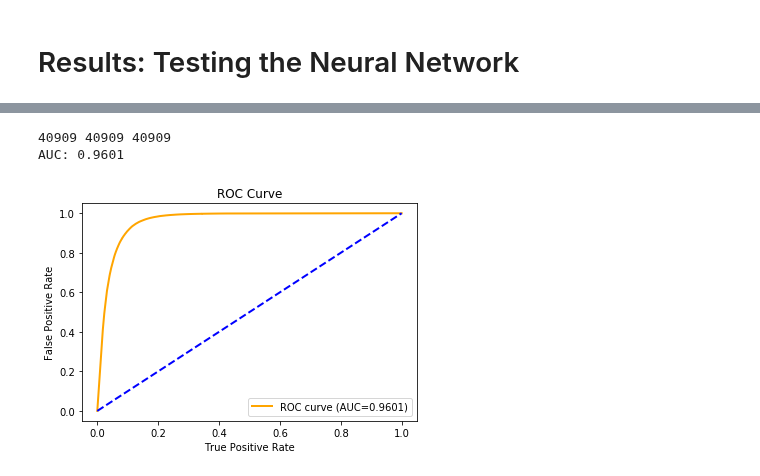
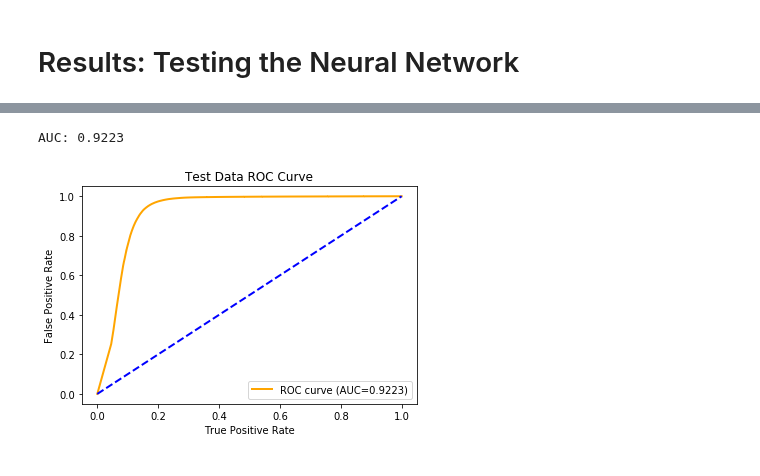
Before and after one commit to genny07/Top-Tagging-Neural-Networks, a Jupyter notebook: pytorch_DNN_5.ipynb, the cells around one changed output, grey strips where cells are left out. Cells and saved outputs as stored; diff of their text form; code cells hidden in the pictures.

```diff
--- a/pytorch_DNN_5.ipynb
+++ b/pytorch_DNN_5.ipynb
@@ -121,9 +139,10 @@ model = Net()
 # %% [markdown]
 ## Construct Loss and Optimizer
 # %%
-num_epochs = 3
-batch_len = 5000
-learning_rate = 0.001
+num_epochs = 8
+#batch_len = 96
+batch_len = 1000
+learning_rate = 0.0001
 # %%
 ######################
 #Loss and optimization
@@ -136,5 +157,5 @@ optimizer = torch.optim.Adam(model.parameters(), lr=learning_rate) #ADAM optimiz
 #Make Dataloaders
 ######################
 training_loader = DataLoader(dataset=training_dataset, batch_size=batch_len, shuffle=True, num_workers=2)
-validation_loader = DataLoader(dataset=validation_dataset, batch_size=batch_len, shuffle=False, num_workers=2)
+validation_loader = DataLoader(dataset=validation_dataset, batch_size=batch_len, shuffle=True, num_workers=2)
 # %%
@@ -179,7 +216,6 @@ training_loss_list=[]
 validation_loss_list=[]
 training_acc_list=[]
 validation_acc_list = []
-
 
 for epoch in range(num_epochs):
 #Training cycle (forward, backward, update)
@@ -194,7 +230,7 @@ for epoch in range(num_epochs):
     for i, data in enumerate(training_loader, 0):
 
         ### 1. get the inputs ###
-        inputs,labels=data
+        inputs,labels,_=data
 
         ### 2. wrap them in Variable ###
         inputs, labels = Variable(inputs), Variable(labels)
@@ -207,13 +243,14 @@ for epoch in range(num_epochs):
 
         #print(labels.size())
         #print(outputs.size())
-
         #outputs = outputs[:,0]
         #print(labels.size())
         #print(outputs.size())
 
         #Compute loss
         loss=criterion(outputs,labels)
+        #loss=criterion(outputs.float(),labels.float())
+        #loss=criterion(outputs.long(),labels.long())
 
         #Zero gradients, perform a backward pass, and update the weights
         optimizer.zero_grad()
@@ -245,14 +282,19 @@ for epoch in range(num_epochs):
     val_corrects=0
     final_output = []
     final_preds = []
+    final_weights = []
+    final_labels = []
 
     with torch.no_grad():
         for data in validation_loader:
-            inputs,labels=data
+            inputs,labels,weights=data
             inputs,labels = Variable(inputs), Variable(labels)
             outputs = model(inputs)
+            weight_list=weights.numpy()
             #sum up batch loss
             loss = criterion(outputs,labels)
+            #loss = criterion(outputs.float(),labels.float())
+            #loss=criterion(outputs.long(),labels.long())
             #get the index of the max log-probability
             preds=torch.max(outputs.data,1)[1]
             val_loss += loss.item()*inputs.size(0)
@@ -262,6 +304,9 @@ for epoch in range(num_epochs):
 
             final_preds.extend(preds.data.numpy())
             final_output.extend(outputs[:,1].data.numpy())
+            #final_output.extend(outputs.data.numpy())
+            final_weights.extend(weight_list)
+            final_labels.extend(labels.data.numpy())
 
         epoch_loss = val_loss / val_len
         epoch_acc = val_corrects.double() / val_len
@@ -583,7 +668,7 @@ class TestDataset(Dataset):
 testing_dataset = TestDataset()
 test_len = testing_dataset.len
 
-t_batch_size = 1000
+t_batch_size = batch_len
 #make dataloader
 testing_loader = DataLoader(dataset=testing_dataset, batch_size=t_batch_size, shuffle=False, num_workers=2)
 # %%
@@ -631,34 +716,34 @@ Accuracy:0.9096
 --- 0 min and 3 sec ---
 # %%
-##########
-#ROC curve
-##########
+###################
+#Standard ROC curve
+###################
+
 predicted = np.array(final_test_outputs)
 truth = testing_dataset.y_data.numpy()
+preds = np.array(final_test_preds)
 
-
-fpr, tpr, thresholds = sklm.roc_curve(truth,predicted,pos_label=1)
+#fpr, tpr, thresholds = sklm.roc_curve(truth,predicted,pos_label=1)
+fpr, tpr, thresholds = sklm.roc_curve(truth,predicted)#,pos_label=1)
 auc = sklm.roc_auc_score(truth,predicted)
-print(len(fpr),len(tpr),len(thresholds))
 
 print('AUC: {:.4f}'.format(auc))
 
 #ROC curve
 fig3 = plt.figure(3)
 ax3 = fig3.add_subplot(111)
 
 #plt.plot(fpr,tpr)
 plt.plot(fpr,tpr,linewidth=2,linestyle='solid',color='orange',label="ROC curve (AUC={:.4f})".format(auc))
 plt.plot(fpr,fpr,linewidth=2,linestyle='dashed',color='b')
-plt.title('ROC Curve')
+plt.title('Test Data ROC Curve')
 
 ax3.set_xlabel('True Positive Rate')
 ax3.set_ylabel('False Positive Rate')
 
 plt.legend(loc='lower right')
 plt.legend()
 plt.show()
 # %% [output]
-40909 40909 40909
-AUC: 0.9601
+AUC: 0.9223
-[figure, old version]
+[figure, new version]
```
Also changed, not shown: parts of 36 cells of this notebook, 4 other files.
